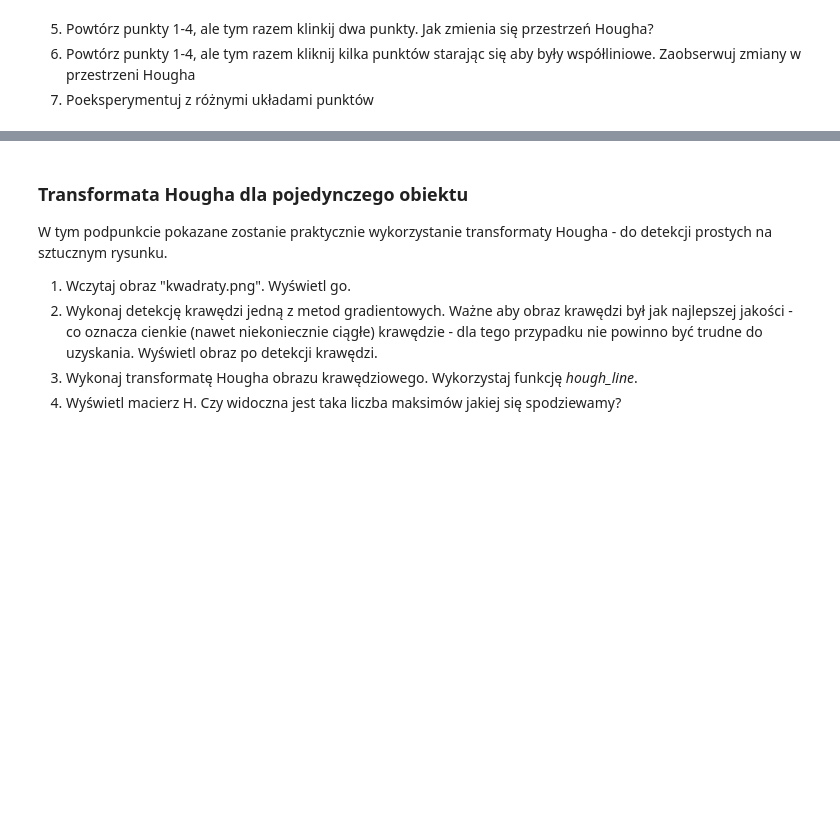
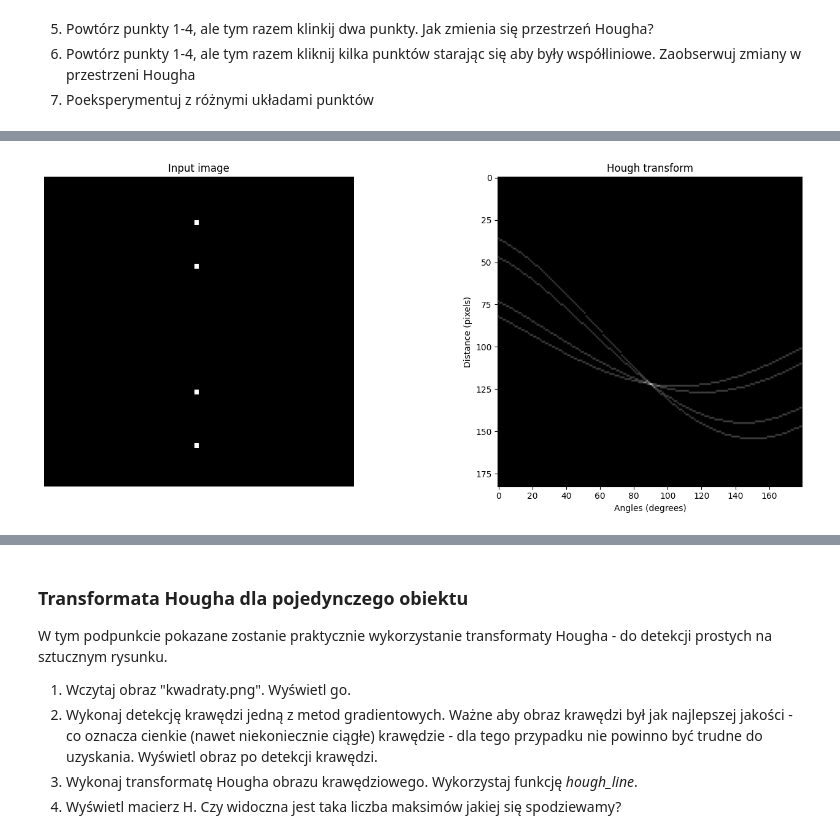
Before and after one commit to sQbanv/Introduction-to-Digital-Image-Processing, a Jupyter notebook: Tranformacja Hougha/Hough.ipynb, the cells around one changed output, grey strips where cells are left out. Cells and saved outputs as stored; diff of their text form; code cells hidden in the pictures; blank space fills up the shorter version.

```diff
--- a/Tranformacja Hougha/Hough.ipynb
+++ b/Tranformacja Hougha/Hough.ipynb
@@ -83,0 +98,8 @@ def show_hough(h, image):
+# %%
+im[44, 31] = 1
+im[9, 31] = 1
+
+hough, theta, rho = hough_line(im)
+show_hough(hough, im)
+# %% [output]
+[figure, added]
```
Also changed, not shown: parts of 18 cells of this notebook, 3 other files.
